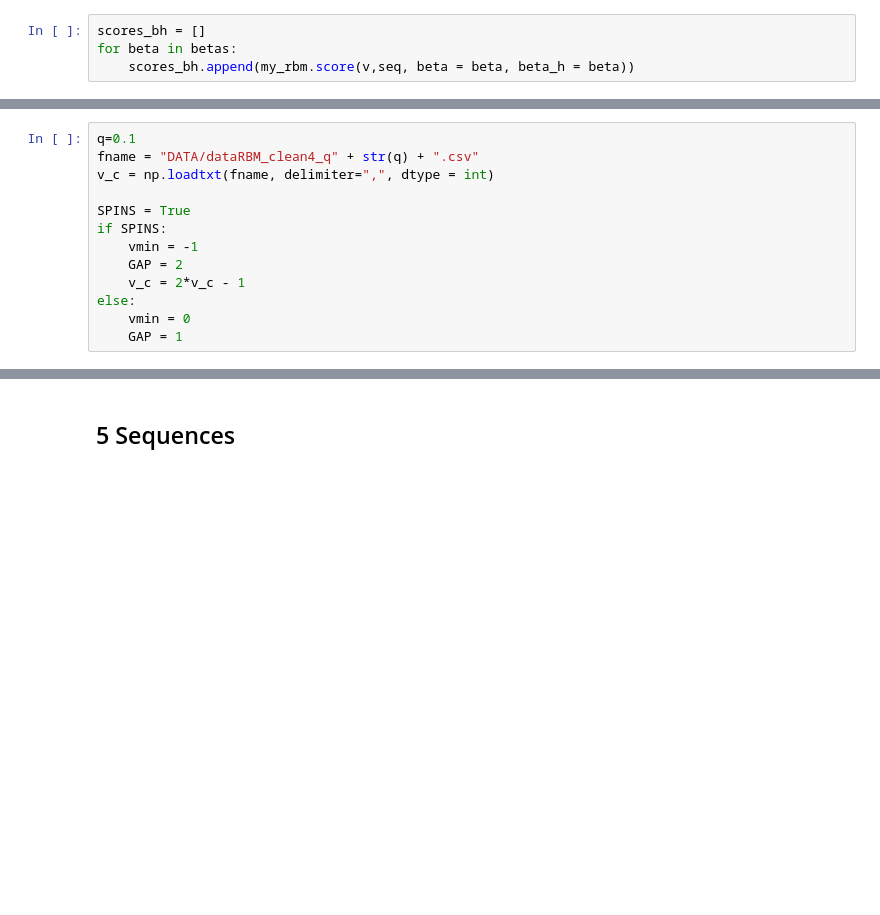
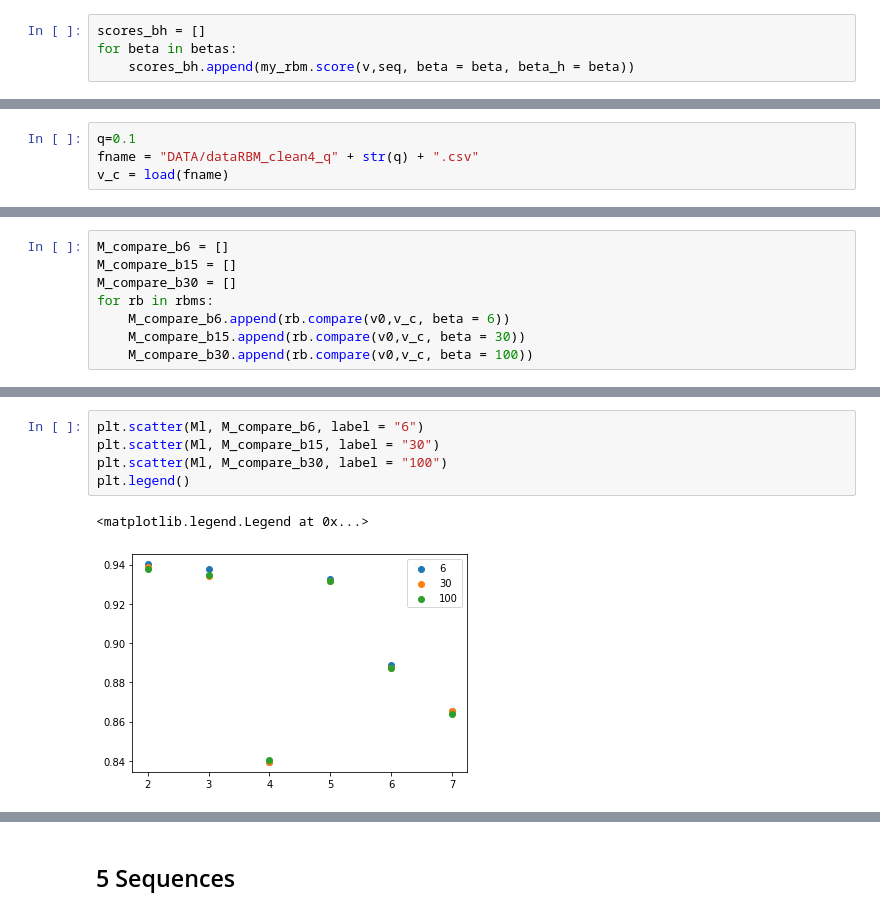
Before and after one commit to LorenzoBuriola/LoCP_moduleB, a Jupyter notebook: Week5/FPGheArt_exercise5.ipynb, the cells around one changed output, grey strips where cells are left out. Drawn from its saved outputs; the diff is of its cells as text; blank space fills up the shorter version.

```diff
--- a/Week5/FPGheArt_exercise5.ipynb
+++ b/Week5/FPGheArt_exercise5.ipynb
@@ -158,16 +122,7 @@ plt.scatter(betas, np.asarray(scores_bh) - np.asarray(scores_b))
 # %%
 q=0.1
 fname = "DATA/dataRBM_clean4_q" + str(q) + ".csv"
-v_c = np.loadtxt(fname, delimiter=",", dtype = int)
-
-SPINS = True
-if SPINS:
-    vmin = -1
-    GAP = 2
-    v_c = 2*v_c - 1
-else:
-    vmin = 0
-    GAP = 1
+v_c = load(fname)
 # %%
 my_rbm.compare(v0, v_c, beta=5)
 # %% [output]
@@ -183,0 +156,8 @@ plt.show()
+# %%
+M_compare_b6 = []
+M_compare_b15 = []
+M_compare_b30 = []
+for rb in rbms:
+    M_compare_b6.append(rb.compare(v0,v_c, beta = 6))
+    M_compare_b15.append(rb.compare(v0,v_c, beta = 30))
+    M_compare_b30.append(rb.compare(v0,v_c, beta = 100))
@@ -183,0 +172,8 @@ plt.show()
+# %%
+plt.scatter(Ml, M_compare_b6, label = "6")
+plt.scatter(Ml, M_compare_b15, label = "30")
+plt.scatter(Ml, M_compare_b30, label = "100")
+plt.legend()
+# %% [output]
+<matplotlib.legend.Legend at 0x...>
+[figure, added]
```
Also changed, not shown: parts of 111 cells of this notebook.
